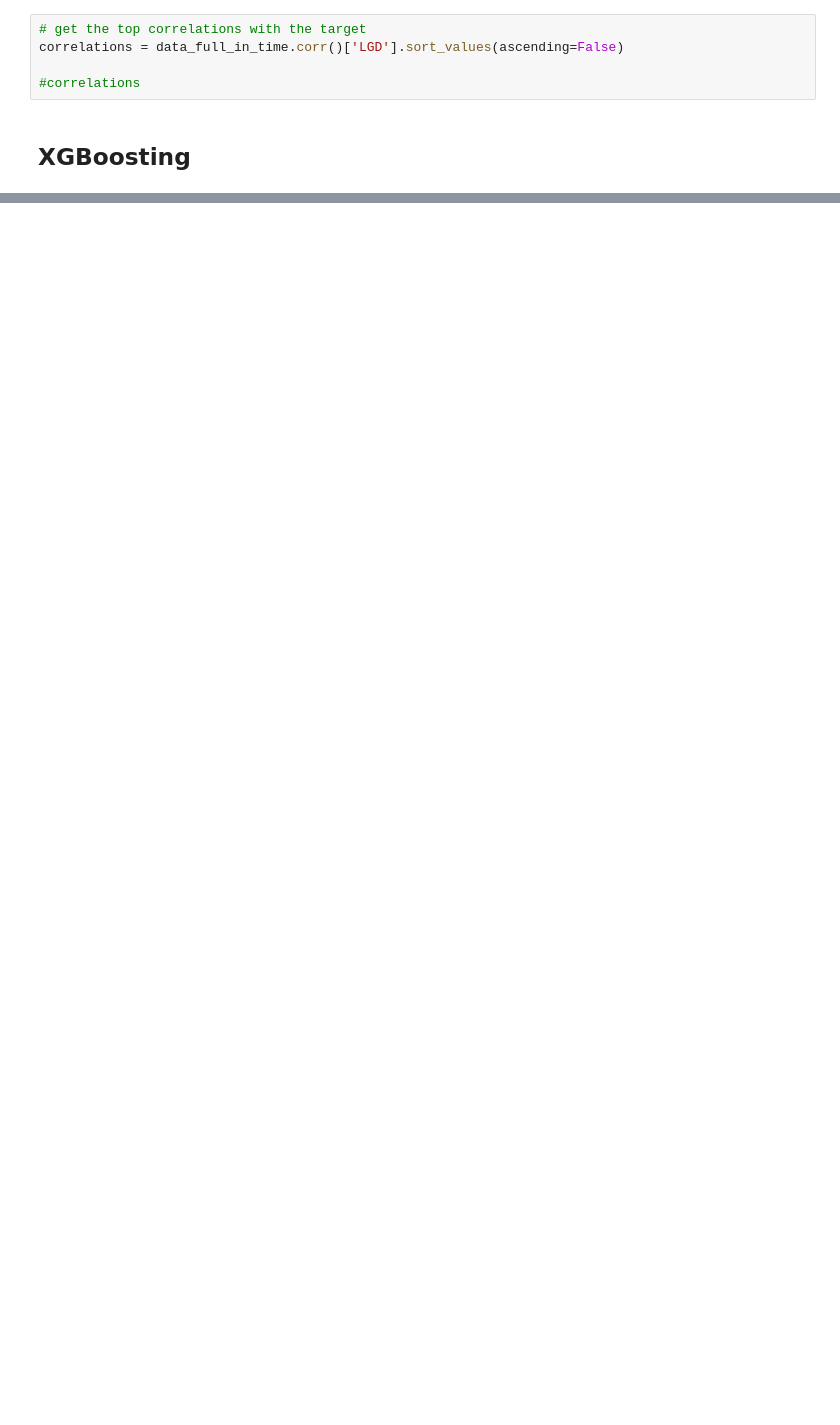
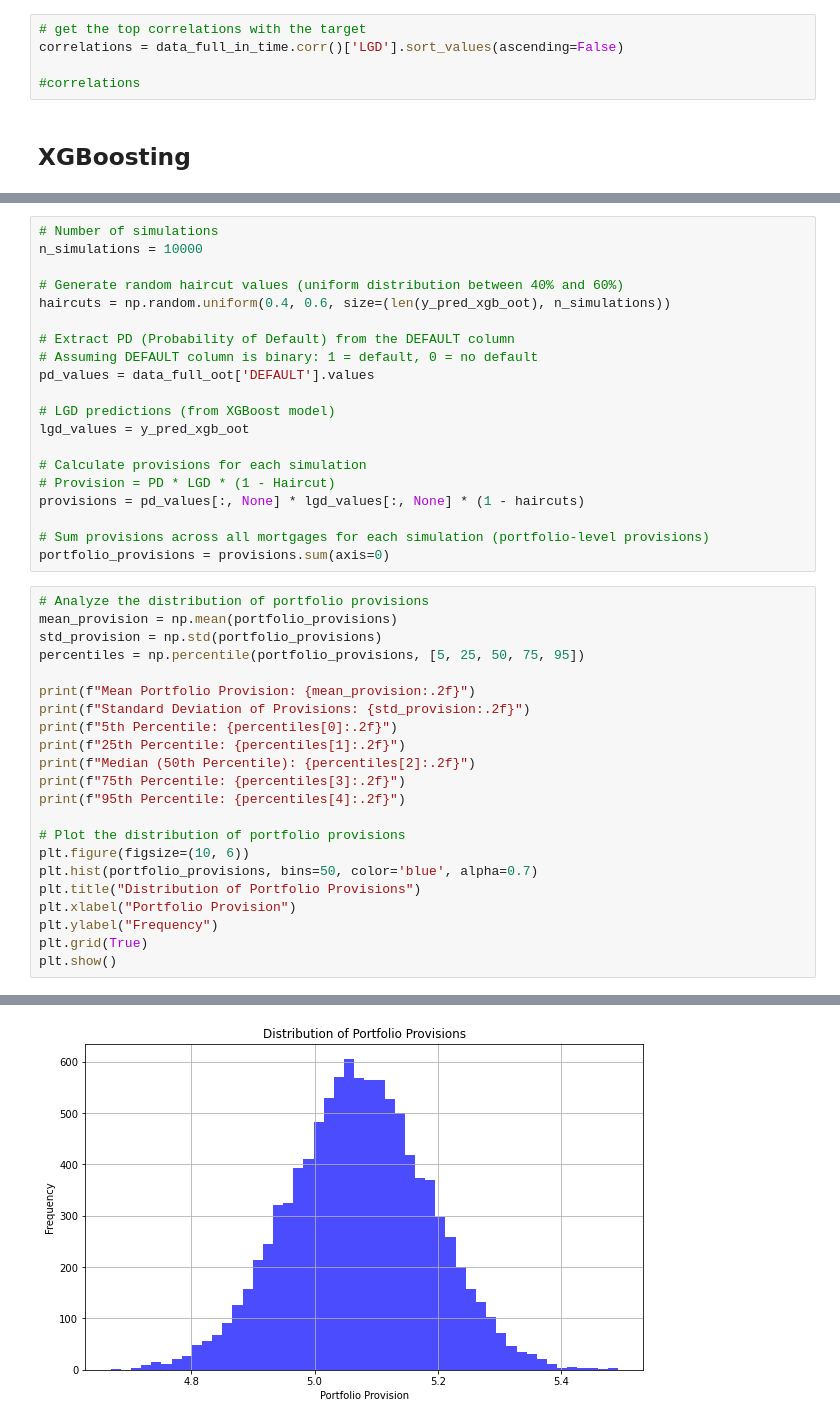
Before and after one commit to willseff/consumer-credit-risk, a Jupyter notebook: xgb.ipynb, the cells around one changed output, grey strips where cells are left out. Cells and saved outputs as stored; diff of their text form; blank space fills up the shorter version.

```diff
--- a/xgb.ipynb
+++ b/xgb.ipynb
@@ -298,0 +287,43 @@ dtype: int64
+# %%
+# Number of simulations
+n_simulations = 10000
+
+# Generate random haircut values (uniform distribution between 40% and 60%)
+haircuts = np.random.uniform(0.4, 0.6, size=(len(y_pred_xgb_oot), n_simulations))
+
+# Extract PD (Probability of Default) from the DEFAULT column
+# Assuming DEFAULT column is binary: 1 = default, 0 = no default
+pd_values = data_full_oot['DEFAULT'].values
+
+# LGD predictions (from XGBoost model)
+lgd_values = y_pred_xgb_oot
+
+# Calculate provisions for each simulation
+# Provision = PD * LGD * (1 - Haircut)
+provisions = pd_values[:, None] * lgd_values[:, None] * (1 - haircuts)
+
+# Sum provisions across all mortgages for each simulation (portfolio-level provisions)
+portfolio_provisions = provisions.sum(axis=0)
+# %%
+# Analyze the distribution of portfolio provisions
+mean_provision = np.mean(portfolio_provisions)
+std_provision = np.std(portfolio_provisions)
+percentiles = np.percentile(portfolio_provisions, [5, 25, 50, 75, 95])
+
+print(f"Mean Portfolio Provision: {mean_provision:.2f}")
+print(f"Standard Deviation of Provisions: {std_provision:.2f}")
+print(f"5th Percentile: {percentiles[0]:.2f}")
+print(f"25th Percentile: {percentiles[1]:.2f}")
+print(f"Median (50th Percentile): {percentiles[2]:.2f}")
+print(f"75th Percentile: {percentiles[3]:.2f}")
+print(f"95th Percentile: {percentiles[4]:.2f}")
+
+# Plot the distribution of portfolio provisions
+plt.figure(figsize=(10, 6))
+plt.hist(portfolio_provisions, bins=50, color='blue', alpha=0.7)
+plt.title("Distribution of Portfolio Provisions")
+plt.xlabel("Portfolio Provision")
+plt.ylabel("Frequency")
+plt.grid(True)
+plt.show()
+# %% [output]
@@ -298,0 +337 @@ dtype: int64
+[figure, added]
```
Also changed, not shown: parts of 14 cells of this notebook.
